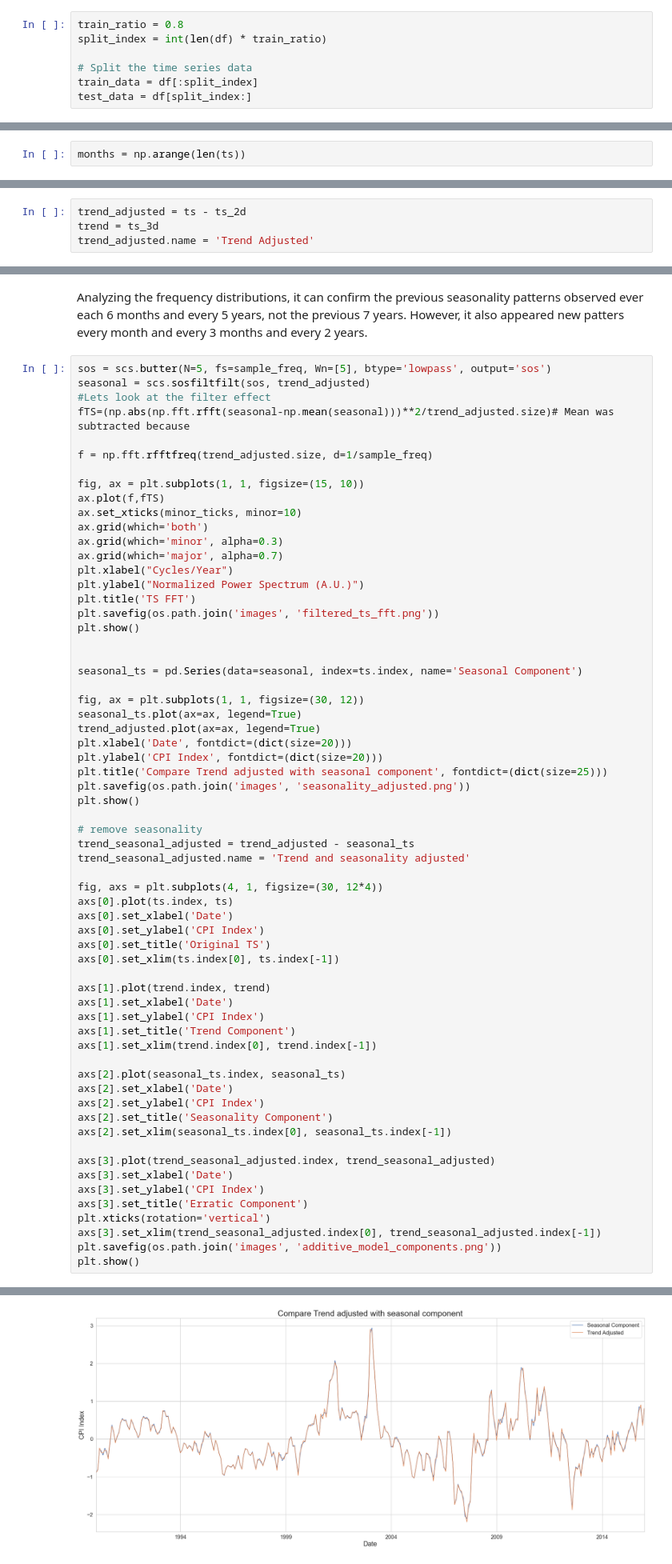
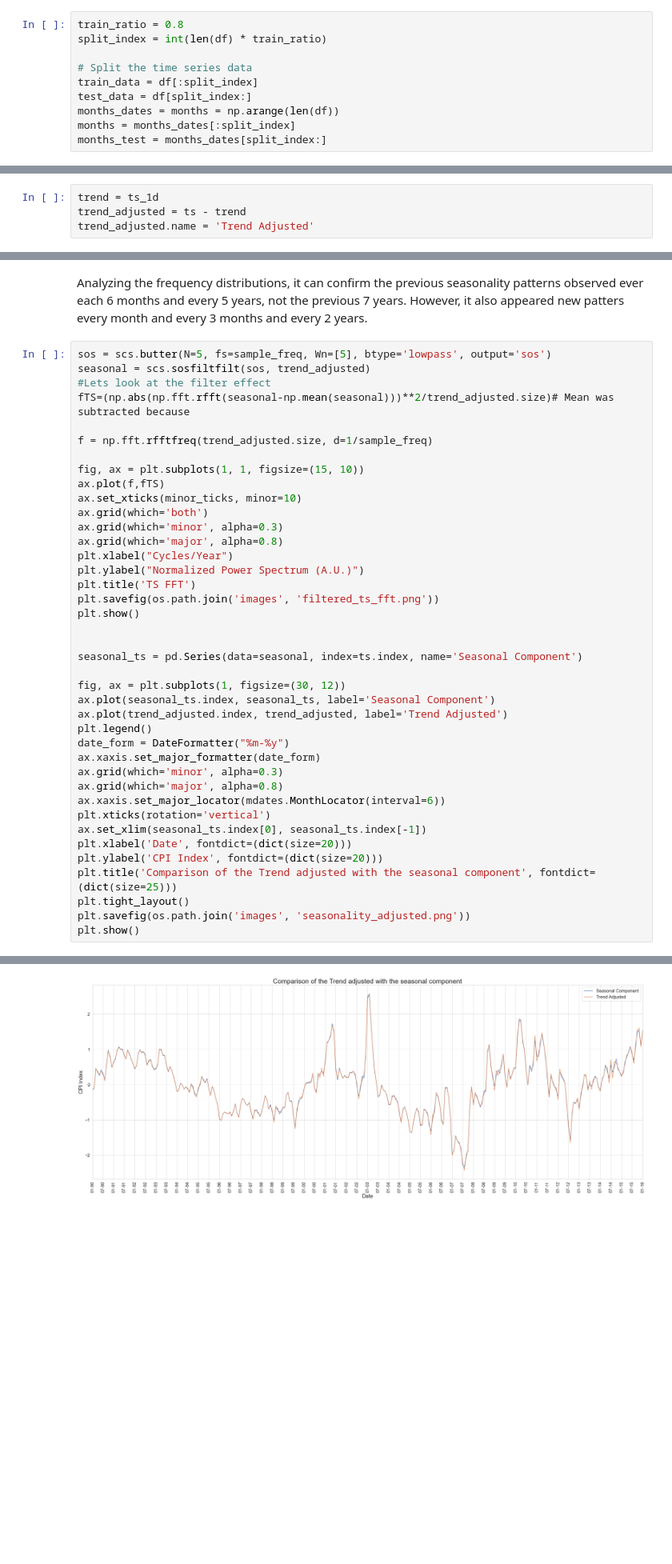
Before and after one commit to PugtgYosuky/Norwegian-CPI-forecast, a Jupyter notebook: ts-analysis.ipynb, the cells around one changed output, grey strips where cells are left out. Shown at 80% size. Saved outputs shown, nothing was run; the diff lists cells and outputs as text; blank space fills up the shorter version.

```diff
--- a/ts-analysis.ipynb
+++ b/ts-analysis.ipynb
@@ -84,6 +106,9 @@ split_index = int(len(df) * train_ratio)
 # Split the time series data
 train_data = df[:split_index]
 test_data = df[split_index:]
+months_dates = months = np.arange(len(df))
+months = months_dates[:split_index]
+months_test = months_dates[split_index:]
 # %%
 ts = train_data[country]
 ts_test = test_data[country]
@@ -146,5 +173,3 @@ T = 12
-# %%
-months = np.arange(len(ts))
 # %%
 ## trend
 coefs_1d = np.polyfit(months, np.array(ts), deg=1)
@@ -175,5 +200,5 @@ After analyzing the results of plotting the original time series (TS) against th
 # %%
-trend_adjusted = ts - ts_2d
-trend = ts_3d
+trend = ts_1d
+trend_adjusted = ts - trend
 trend_adjusted.name = 'Trend Adjusted'
 # %%
@@ -242,7 +263,7 @@ ax.plot(f,fTS)
 ax.set_xticks(minor_ticks, minor=10)
 ax.grid(which='both')
 ax.grid(which='minor', alpha=0.3)
-ax.grid(which='major', alpha=0.7)
+ax.grid(which='major', alpha=0.8)
 plt.xlabel("Cycles/Year")
 plt.ylabel("Normalized Power Spectrum (A.U.)")
 plt.title('TS FFT')
@@ -252,44 +273,21 @@ plt.show()
 
 seasonal_ts = pd.Series(data=seasonal, index=ts.index, name='Seasonal Component')
 
-fig, ax = plt.subplots(1, 1, figsize=(30, 12))
-seasonal_ts.plot(ax=ax, legend=True)
-trend_adjusted.plot(ax=ax, legend=True)
+fig, ax = plt.subplots(1, figsize=(30, 12))
+ax.plot(seasonal_ts.index, seasonal_ts, label='Seasonal Component')
+ax.plot(trend_adjusted.index, trend_adjusted, label='Trend Adjusted')
+plt.legend()
+date_form = DateFormatter("%m-%y")
+ax.xaxis.set_major_formatter(date_form)
+ax.grid(which='minor', alpha=0.3)
+ax.grid(which='major', alpha=0.8)
+ax.xaxis.set_major_locator(mdates.MonthLocator(interval=6))
+plt.xticks(rotation='vertical')
+ax.set_xlim(seasonal_ts.index[0], seasonal_ts.index[-1])
 plt.xlabel('Date', fontdict=(dict(size=20)))
 plt.ylabel('CPI Index', fontdict=(dict(size=20)))
-plt.title('Compare Trend adjusted with seasonal component', fontdict=(dict(size=25)))
+plt.title('Comparison of the Trend adjusted with the seasonal component', fontdict=(dict(size=25)))
+plt.tight_layout()
 plt.savefig(os.path.join('images', 'seasonality_adjusted.png'))
 plt.show()
-
-# remove seasonality
-trend_seasonal_adjusted = trend_adjusted - seasonal_ts
-trend_seasonal_adjusted.name = 'Trend and seasonality adjusted'
-
-fig, axs = plt.subplots(4, 1, figsize=(30, 12*4))
-axs[0].plot(ts.index, ts)
-axs[0].set_xlabel('Date')
-axs[0].set_ylabel('CPI Index')
-axs[0].set_title('Original TS')
-axs[0].set_xlim(ts.index[0], ts.index[-1])
-
-axs[1].plot(trend.index, trend)
-axs[1].set_xlabel('Date')
-axs[1].set_ylabel('CPI Index')
-axs[1].set_title('Trend Component')
-axs[1].set_xlim(trend.index[0], trend.index[-1])
-
-axs[2].plot(seasonal_ts.index, seasonal_ts)
-axs[2].set_xlabel('Date')
-axs[2].set_ylabel('CPI Index')
-axs[2].set_title('Seasonality Component')
-axs[2].set_xlim(seasonal_ts.index[0], seasonal_ts.index[-1])
-
-axs[3].plot(trend_seasonal_adjusted.index, trend_seasonal_adjusted)
-axs[3].set_xlabel('Date')
-axs[3].set_ylabel('CPI Index')
-axs[3].set_title('Erratic Component')
-plt.xticks(rotation='vertical')
-axs[3].set_xlim(trend_seasonal_adjusted.index[0], trend_seasonal_adjusted.index[-1])
-plt.savefig(os.path.join('images', 'additive_model_components.png'))
-plt.show()
 # %% [output]
@@ -297 +295 @@ plt.show()
-[figure, old version]
+[figure, new version]
```
Also changed, not shown: parts of 40 cells of this notebook, 9 other files.
